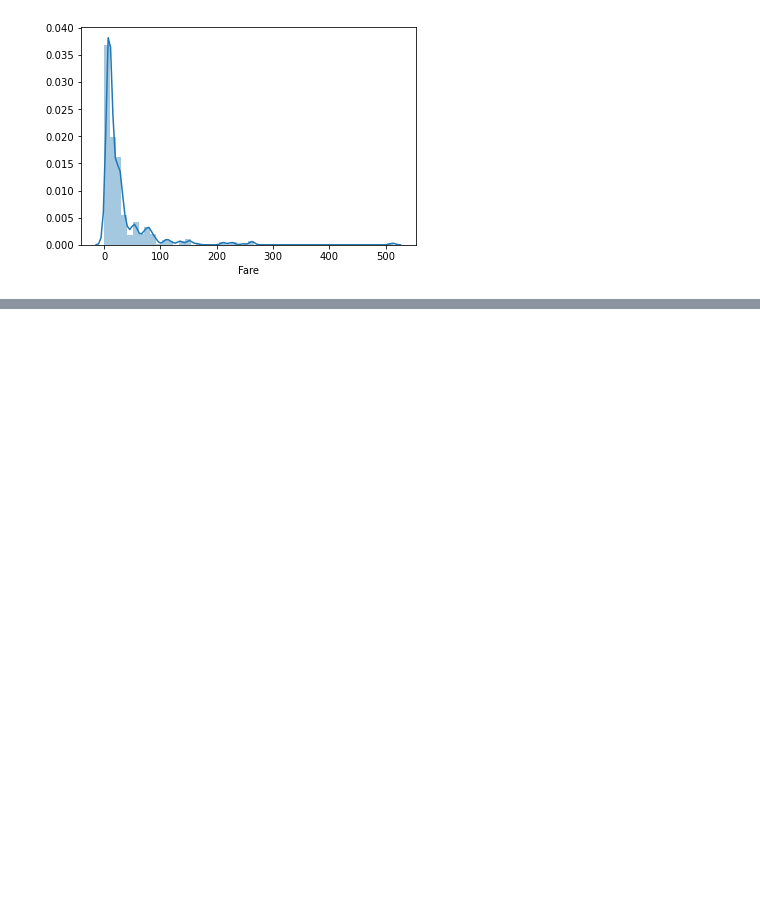
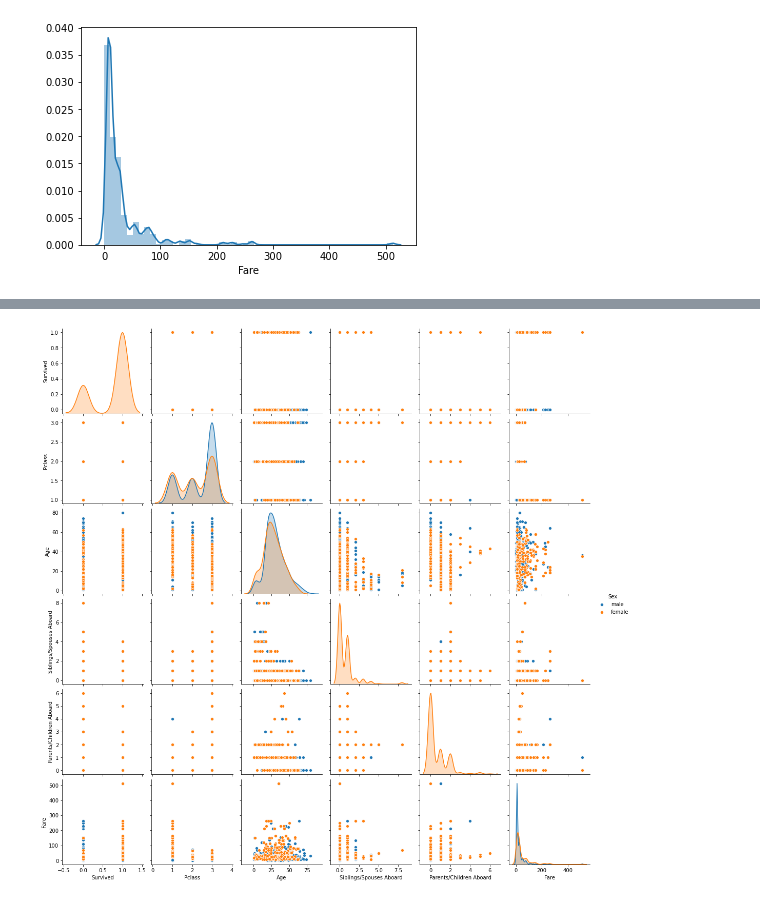
Before and after one commit to Yusiran-itb/Machine-Learning-, a Jupyter notebook: TUGAS 1 YUSIRAN.ipynb, the cells around one changed output, grey strips where cells are left out. Cells and saved outputs as stored; diff of their text form; code cells hidden in the pictures; blank space fills up the shorter version.

```diff
--- a/TUGAS 1 YUSIRAN.ipynb
+++ b/TUGAS 1 YUSIRAN.ipynb
@@ -93,0 +119,5 @@ sns.distplot(df.Fare)
+# %%
+sns.pairplot(data=df, hue='Sex')
+plt.show()
+# %% [output]
+[figure, added]
```
Also changed, not shown: parts of 9 cells of this notebook.
